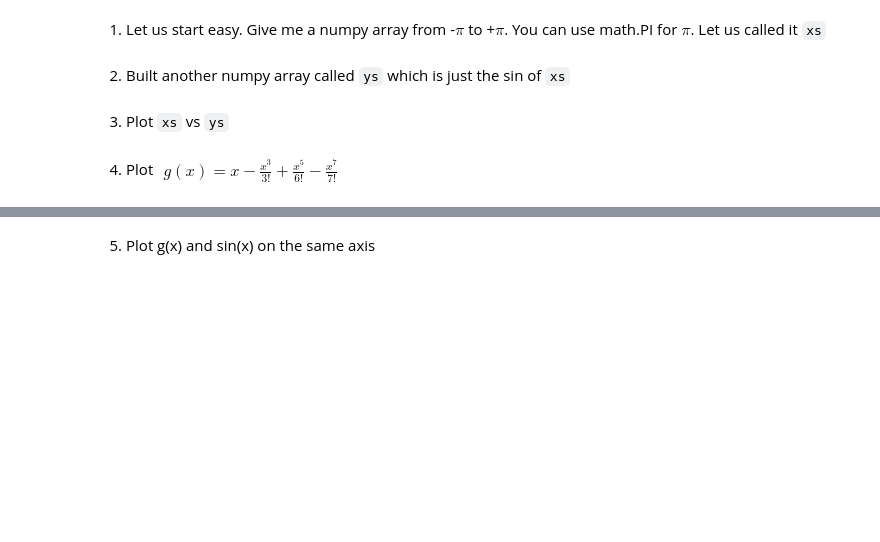
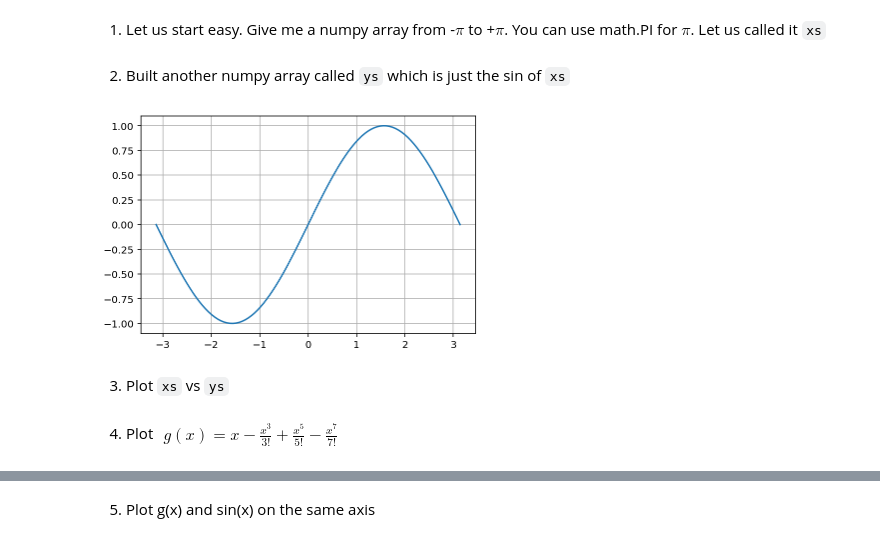
Before and after one commit to TJJayCollector/Exercise-02-Taylor-And-Derivative, a Jupyter notebook: 02 Taylor Series and Derivative.ipynb, the cells around one changed output, grey strips where cells are left out. Cells and saved outputs as stored; diff of their text form; code cells hidden in the pictures; blank space fills up the shorter version.

```diff
--- a/02 Taylor Series and Derivative.ipynb
+++ b/02 Taylor Series and Derivative.ipynb
@@ -10,5 +10,12 @@ import math
 1) Let us start easy. Give me a numpy array from -$\pi$ to +$\pi$. You can use math.PI for $\pi$. Let us called it `xs`
 # %% [markdown]
 2) Built another numpy array called `ys` which is just the sin of `xs`
+# %%
+xs = np.linspace(-np.pi, np.pi, 100)
+ys = np.sin(xs)
+plt.plot(xs, ys)
+plt.grid()
+# %% [output]
+[figure, added]
 # %% [markdown]
 3) Plot `xs` vs `ys`
@@ -15,5 +29,5 @@ import math
 # %% [markdown]
 4) Plot
 $\begin{align}
-g(x) = x - \frac{x^3}{3!} + \frac{x^5}{6!} - \frac{x^7}{7!}
+g(x) = x - \frac{x^3}{3!} + \frac{x^5}{5!} - \frac{x^7}{7!}
 \end{align}$
```
Also changed, not shown: parts of 5 cells of this notebook.
